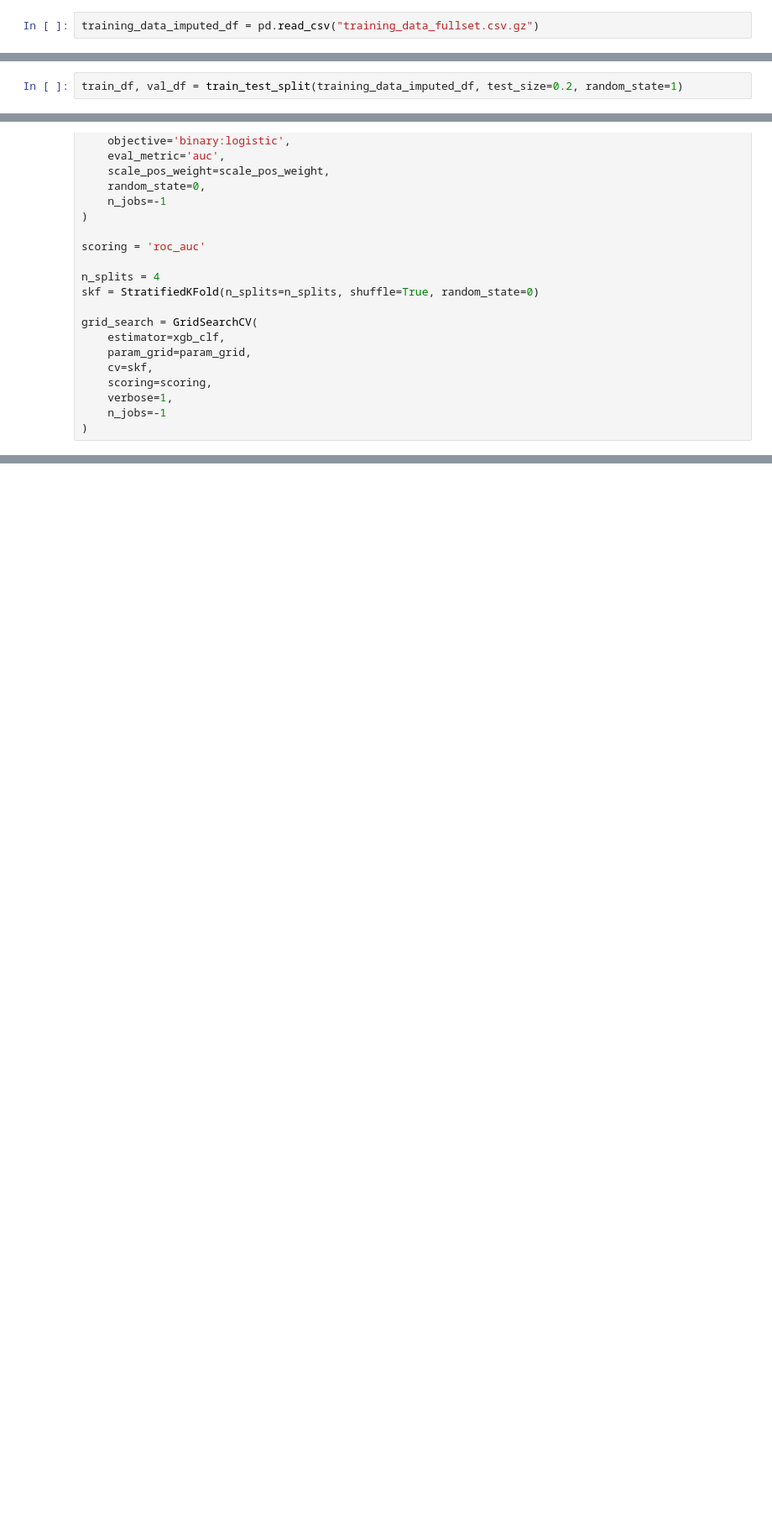
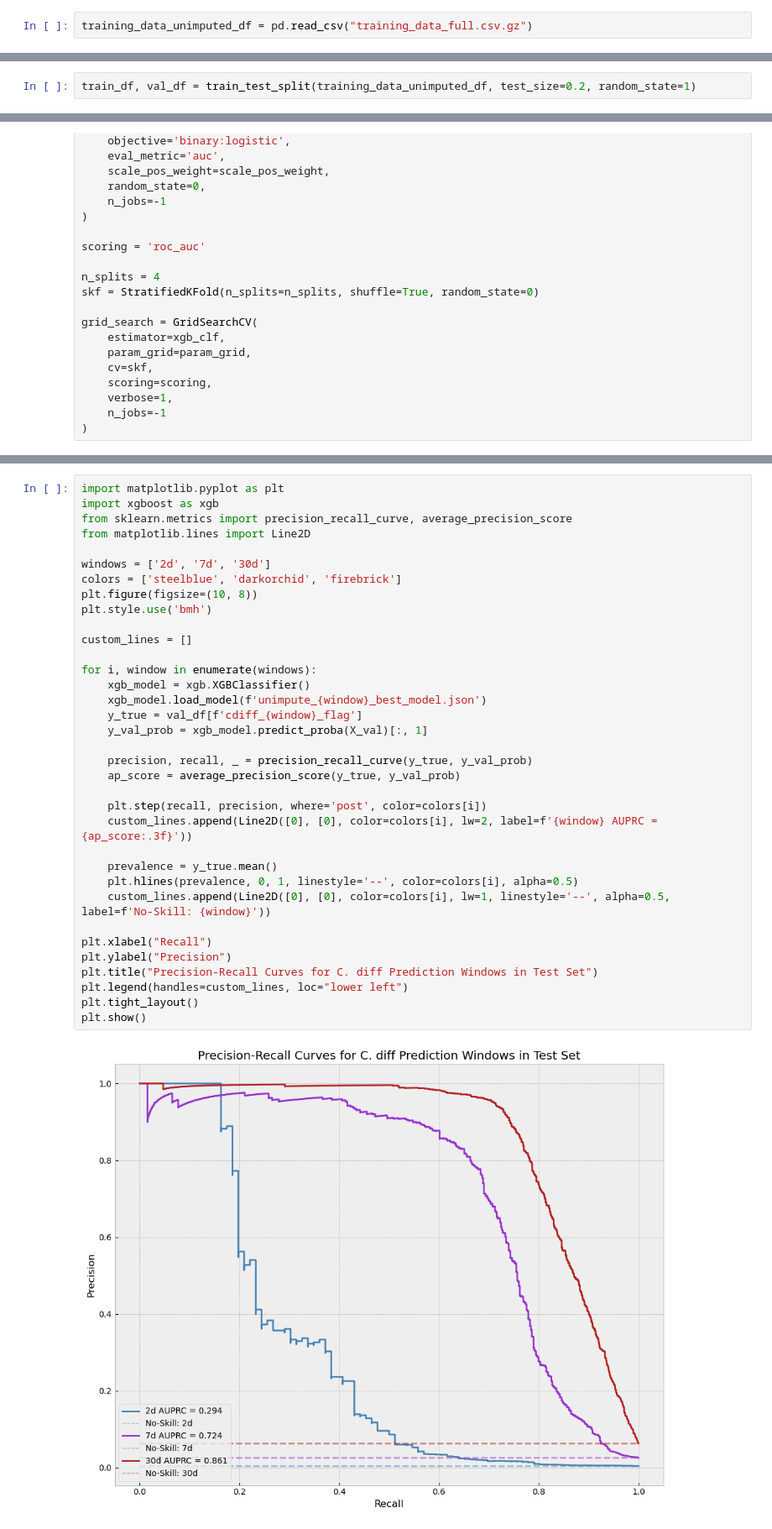
Before and after one commit to aszatrowski/predicting-cdiff, a Jupyter notebook: UNIMPUTED_model_dev_fullset.ipynb, the cells around one changed output, grey strips where cells are left out. Shown at 84% size. Cells and saved outputs as stored; diff of their text form; blank space fills up the shorter version.

Commit message:
updated xgb models running with unimputed data, updated figure generation in model_dev_fullset

```diff
--- a/UNIMPUTED_model_dev_fullset.ipynb
+++ b/UNIMPUTED_model_dev_fullset.ipynb
@@ -15,2 +37,2 @@ import matplotlib.pyplot as plt
 # %%
-training_data_imputed_df = pd.read_csv("training_data_fullset.csv.gz")
+training_data_unimputed_df = pd.read_csv("training_data_full.csv.gz")
@@ -22,4 +44,4 @@ training_data_imputed_df.shape
 # %%
-train_df, val_df = train_test_split(training_data_imputed_df, test_size=0.2, random_state=1)
+train_df, val_df = train_test_split(training_data_unimputed_df, test_size=0.2, random_state=1)
 # %%
 val_df
@@ -661,0 +639,37 @@ plt.show()
+# %%
+import matplotlib.pyplot as plt
+import xgboost as xgb
+from sklearn.metrics import precision_recall_curve, average_precision_score
+from matplotlib.lines import Line2D
+
+windows = ['2d', '7d', '30d']
+colors = ['steelblue', 'darkorchid', 'firebrick']
+plt.figure(figsize=(10, 8))
+plt.style.use('bmh')
+
+custom_lines = []
+
+for i, window in enumerate(windows):
+    xgb_model = xgb.XGBClassifier()
+    xgb_model.load_model(f'unimpute_{window}_best_model.json')
+    y_true = val_df[f'cdiff_{window}_flag']
+    y_val_prob = xgb_model.predict_proba(X_val)[:, 1]
+
+    precision, recall, _ = precision_recall_curve(y_true, y_val_prob)
+    ap_score = average_precision_score(y_true, y_val_prob)
+
+    plt.step(recall, precision, where='post', color=colors[i])
+    custom_lines.append(Line2D([0], [0], color=colors[i], lw=2, label=f'{window} AUPRC = {ap_score:.3f}'))
+
+    prevalence = y_true.mean()
+    plt.hlines(prevalence, 0, 1, linestyle='--', color=colors[i], alpha=0.5)
+    custom_lines.append(Line2D([0], [0], color=colors[i], lw=1, linestyle='--', alpha=0.5, label=f'No-Skill: {window}'))
+
+plt.xlabel("Recall")
+plt.ylabel("Precision")
+plt.title("Precision-Recall Curves for C. diff Prediction Windows in Test Set")
+plt.legend(handles=custom_lines, loc="lower left")
+plt.tight_layout()
+plt.show()
+# %% [output]
+[figure, added]
```
Also changed, not shown: parts of 40 cells of this notebook, 4 other files.
